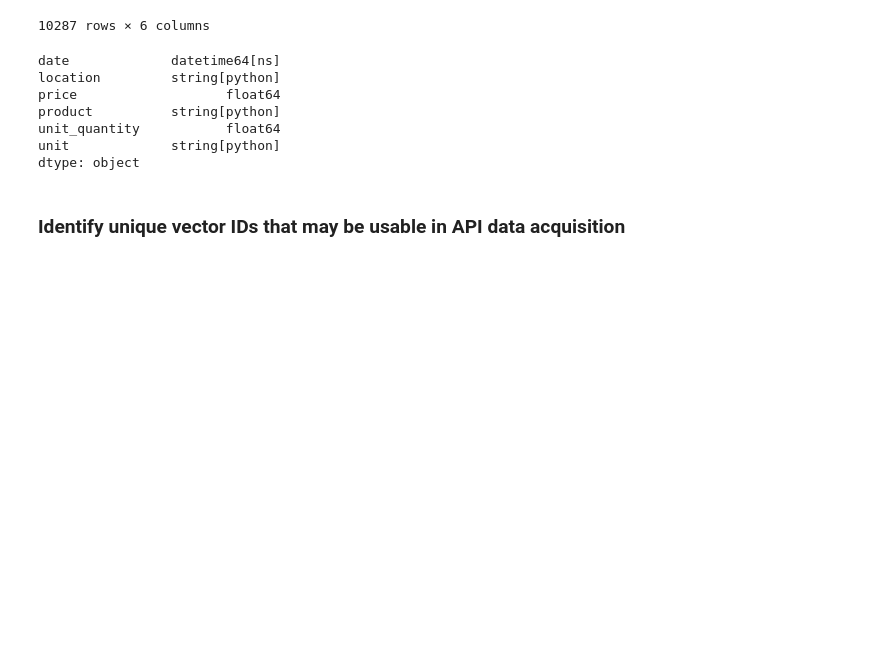
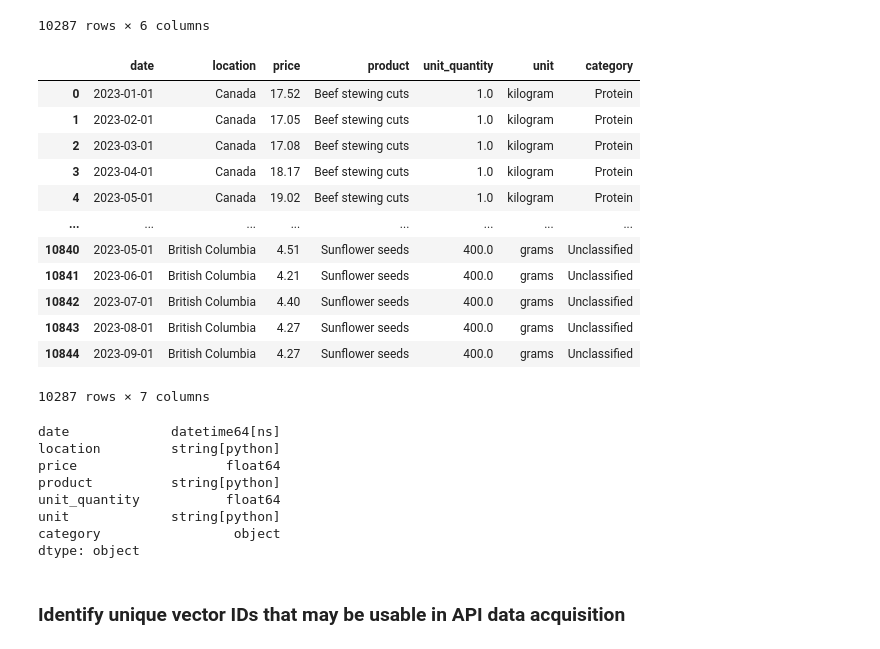
Before and after one commit to madiwiebe/ict-food-cost-planner-project, a Jupyter notebook: data_acquisition/variable_standardization.ipynb, the cells around one changed output. Saved outputs shown, nothing was run; the diff lists cells and outputs as text; code cells hidden in the pictures; blank space fills up the shorter version.

Commit message:
Category column
Created a Category column and update the 2023_MRA_clean.csv file

```diff
--- a/data_acquisition/variable_standardization.ipynb
+++ b/data_acquisition/variable_standardization.ipynb
@@ -613,6 +613,44 @@ df7
 | 10843 | 2023-08-01 | British Columbia | 4.27 | Sunflower seeds | 400.0 | grams |
 | 10844 | 2023-09-01 | British Columbia | 4.27 | Sunflower seeds | 400.0 | grams |
 10287 rows × 6 columns
+# %%
+def categorize_product(product):
+    keywords = {
+        'Veg_Fruits': ['apples', 'oranges', 'bananas', 'pears', 'lemons', 'limes', 'grapes', 'cantaloupe', 'strawberries', 'avocado', 'potatoes', 'cabbage', 'carrots', 'onions', 'celery', 'cucumber', 'mushrooms', 'lettuce', 'broccoli', 'peppers', 'squash', 'salad greens'],
+        'Frozen': ['frozen'],
+        'Grains': ['bread', 'flatbread', 'crackers', 'cookies', 'pasta', 'rice', 'cereal', 'wheat'],
+        'Protein': ['beef', 'chicken', 'pork', 'bacon', 'wieners', 'salmon', 'shrimp', 'eggs'],
+        'Plant_based': ['meatless', 'soy milk', 'nut milk'],
+        'Dairy': ['cream', 'butter', 'margarine', 'cheese', 'yogurt'],
+        'Beverages': ['milk', 'juice', 'coffee', 'tea'],
+        'Condiments': ['canned', 'sugar', 'ketchup', 'peanut butter', 'mayonnaise', 'dried', 'dry', 'tofu', 'hummus', 'salsa', 'pasta sauce', 'salas dressing'],
+        'Oils': ['oil'],
+        'Unclassified': ['almonds', 'peanuts', 'sunflower']
+    }
+    for category, category_keywords in keywords.items():
+        for keyword in category_keywords:
+            if keyword.lower() in product.lower():
+                return category
+
+    return 'Others'
+
+df7['category'] = df7['product'].apply(categorize_product)
+# %%
+df7
+# %% [output]
+|  | date | location | price | product | unit_quantity | unit | category |
+| 0 | 2023-01-01 | Canada | 17.52 | Beef stewing cuts | 1.0 | kilogram | Protein |
+| 1 | 2023-02-01 | Canada | 17.05 | Beef stewing cuts | 1.0 | kilogram | Protein |
+| 2 | 2023-03-01 | Canada | 17.08 | Beef stewing cuts | 1.0 | kilogram | Protein |
+| 3 | 2023-04-01 | Canada | 18.17 | Beef stewing cuts | 1.0 | kilogram | Protein |
+| 4 | 2023-05-01 | Canada | 19.02 | Beef stewing cuts | 1.0 | kilogram | Protein |
+| ... | ... | ... | ... | ... | ... | ... | ... |
+| 10840 | 2023-05-01 | British Columbia | 4.51 | Sunflower seeds | 400.0 | grams | Unclassified |
+| 10841 | 2023-06-01 | British Columbia | 4.21 | Sunflower seeds | 400.0 | grams | Unclassified |
+| 10842 | 2023-07-01 | British Columbia | 4.40 | Sunflower seeds | 400.0 | grams | Unclassified |
+| 10843 | 2023-08-01 | British Columbia | 4.27 | Sunflower seeds | 400.0 | grams | Unclassified |
+| 10844 | 2023-09-01 | British Columbia | 4.27 | Sunflower seeds | 400.0 | grams | Unclassified |
+10287 rows × 7 columns
 # %%
 df7.dtypes
 # %% [output]
@@ -622,6 +660,7 @@ price                   float64
 product          string[python]
 unit_quantity           float64
 unit             string[python]
+category                 object
 dtype: object
 # %%
 # save dataframe to .csv
```
Also changed, not shown: 1 other file.
